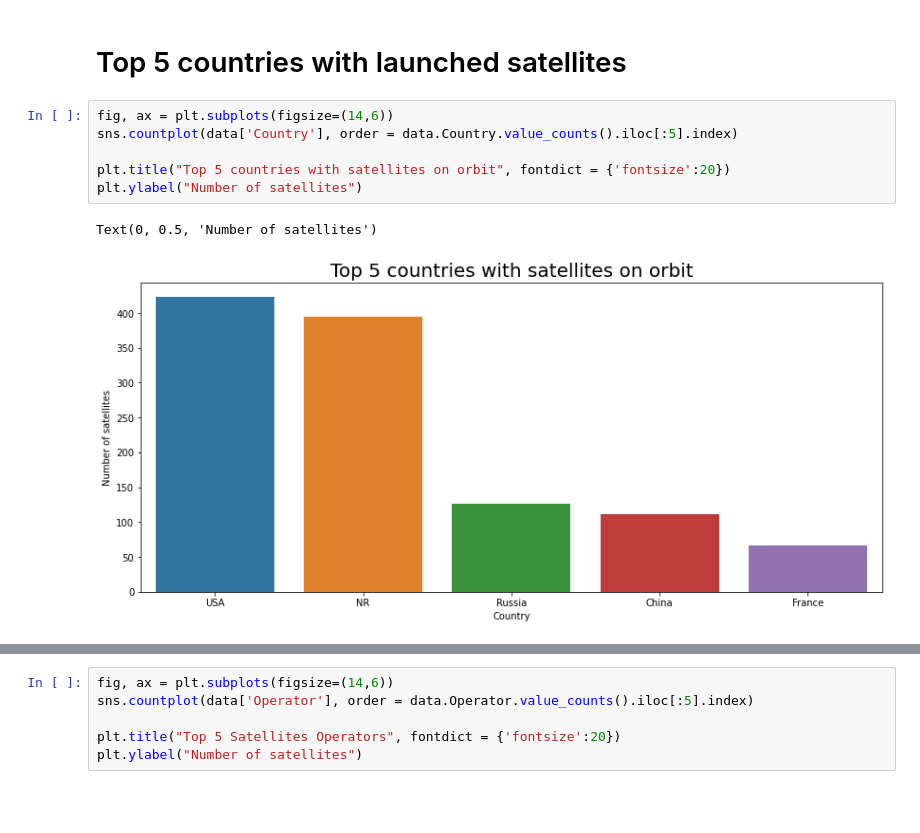
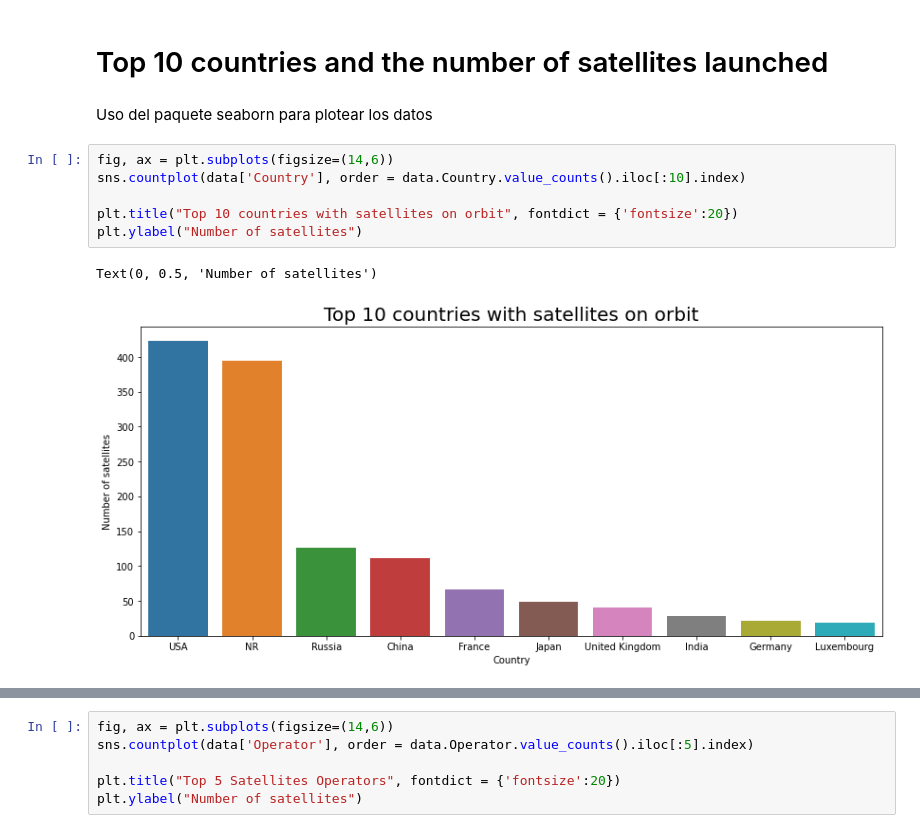
Before and after one commit to NickSamboni/AnalysingSatData, a Jupyter notebook: satellite.ipynb, the cells around one changed output, grey strips where cells are left out. Saved outputs shown, nothing was run; the diff lists cells and outputs as text; blank space fills up the shorter version.

```diff
--- a/satellite.ipynb
+++ b/satellite.ipynb
@@ -107,13 +122,15 @@ data.head(3).T
 | COSPAR | 2016-025E | 2014-006A | 2016-038A |
 | NORAD | 41460.0 | 39508.0 | 41588.0 |
 # %% [markdown]
-# Top 5 countries with launched satellites
+# Top 10 countries and the number of satellites launched
+# %% [markdown]
+Uso del paquete seaborn para plotear los datos
 # %%
 fig, ax = plt.subplots(figsize=(14,6))
-sns.countplot(data['Country'], order = data.Country.value_counts().iloc[:5].index)
+sns.countplot(data['Country'], order = data.Country.value_counts().iloc[:10].index)
 
-plt.title("Top 5 countries with satellites on orbit", fontdict = {'fontsize':20})
+plt.title("Top 10 countries with satellites on orbit", fontdict = {'fontsize':20})
 plt.ylabel("Number of satellites")
 # %% [output]
 Text(0, 0.5, 'Number of satellites')
-[figure, old version]
+[figure, new version]
```
Also changed, not shown: parts of 24 cells of this notebook, 1 other file.
